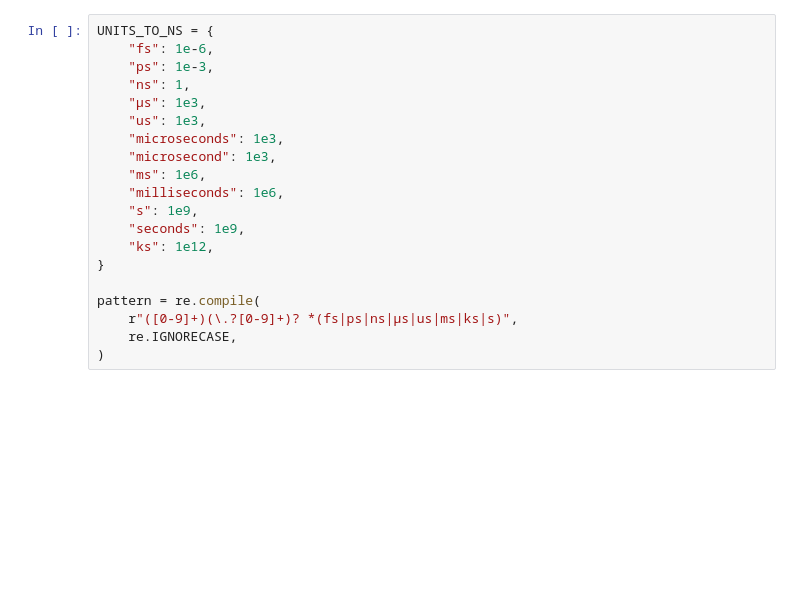
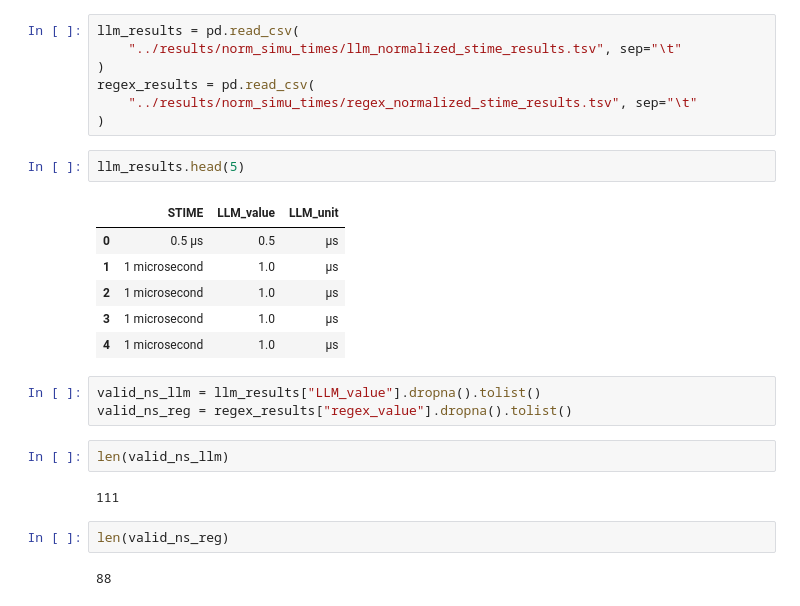
Before and after one commit to MDverse/mdverse_entity_norm, a Jupyter notebook: notebooks/visualize_time_simu.ipynb, the cells around one changed output. Drawn from its saved outputs; the diff is of its cells as text; blank space fills up the shorter version.

Commit message:
feat: add notebook to vizualize temperature and simulation times

```diff
--- a/notebooks/visualize_time_simu.ipynb
+++ b/notebooks/visualize_time_simu.ipynb
@@ -13,20 +5,27 @@ from mdverse_entity_norm.scripts.normalize_simulation_time import (
-# %%
-UNITS_TO_NS = {
-    "fs": 1e-6,
-    "ps": 1e-3,
-    "ns": 1,
-    "μs": 1e3,
-    "us": 1e3,
-    "microseconds": 1e3,
-    "microsecond": 1e3,
-    "ms": 1e6,
-    "milliseconds": 1e6,
-    "s": 1e9,
-    "seconds": 1e9,
-    "ks": 1e12,
-}
-
-pattern = re.compile(
-    r"([0-9]+)(\.?[0-9]+)? *(fs|ps|ns|μs|us|ms|ks|s)",
-    re.IGNORECASE,
-)
+# %%
+llm_results = pd.read_csv(
+    "../results/norm_simu_times/llm_normalized_stime_results.tsv", sep="\t"
+)
+regex_results = pd.read_csv(
+    "../results/norm_simu_times/regex_normalized_stime_results.tsv", sep="\t"
+)
+# %%
+llm_results.head(5)
+# %% [output]
+|  | STIME | LLM_value | LLM_unit |
+| 0 | 0.5 μs | 0.5 | μs |
+| 1 | 1 microsecond | 1.0 | μs |
+| 2 | 1 microsecond | 1.0 | μs |
+| 3 | 1 microsecond | 1.0 | μs |
+| 4 | 1 microsecond | 1.0 | μs |
+# %%
+valid_ns_llm = llm_results["LLM_value"].dropna().tolist()
+valid_ns_reg = regex_results["regex_value"].dropna().tolist()
+# %%
+len(valid_ns_llm)
+# %% [output]
+111
+# %%
+len(valid_ns_reg)
+# %% [output]
+88
```
Also changed, not shown: parts of 13 cells of this notebook, 1 other file.
